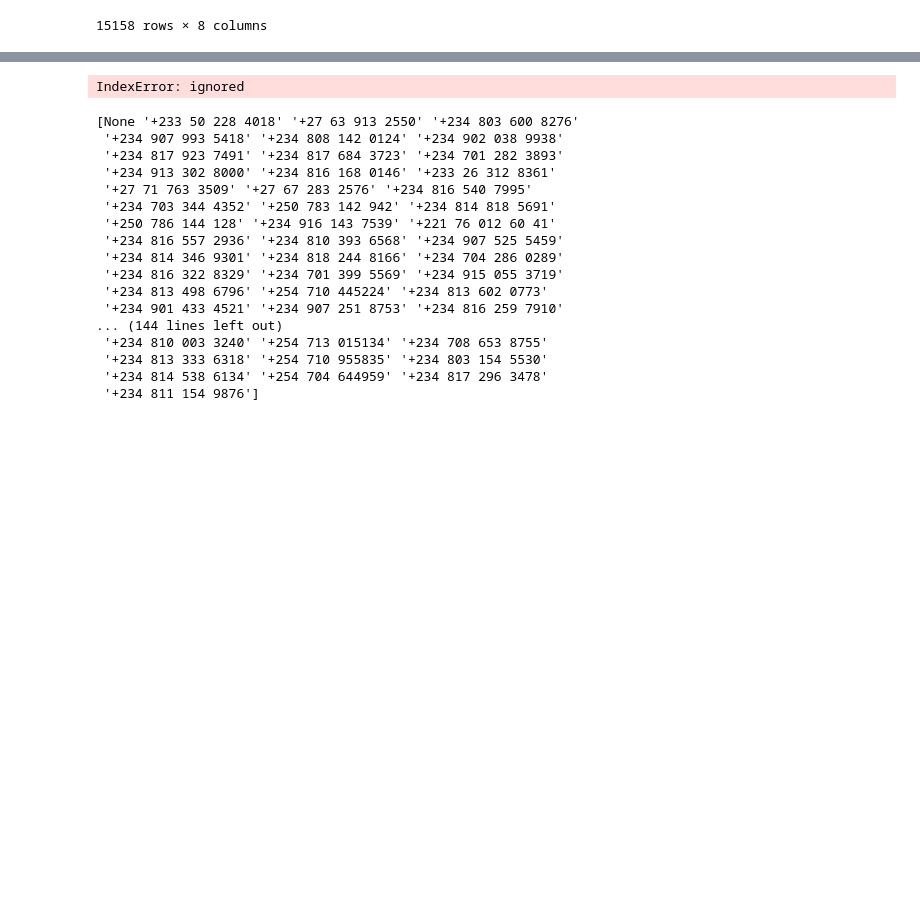
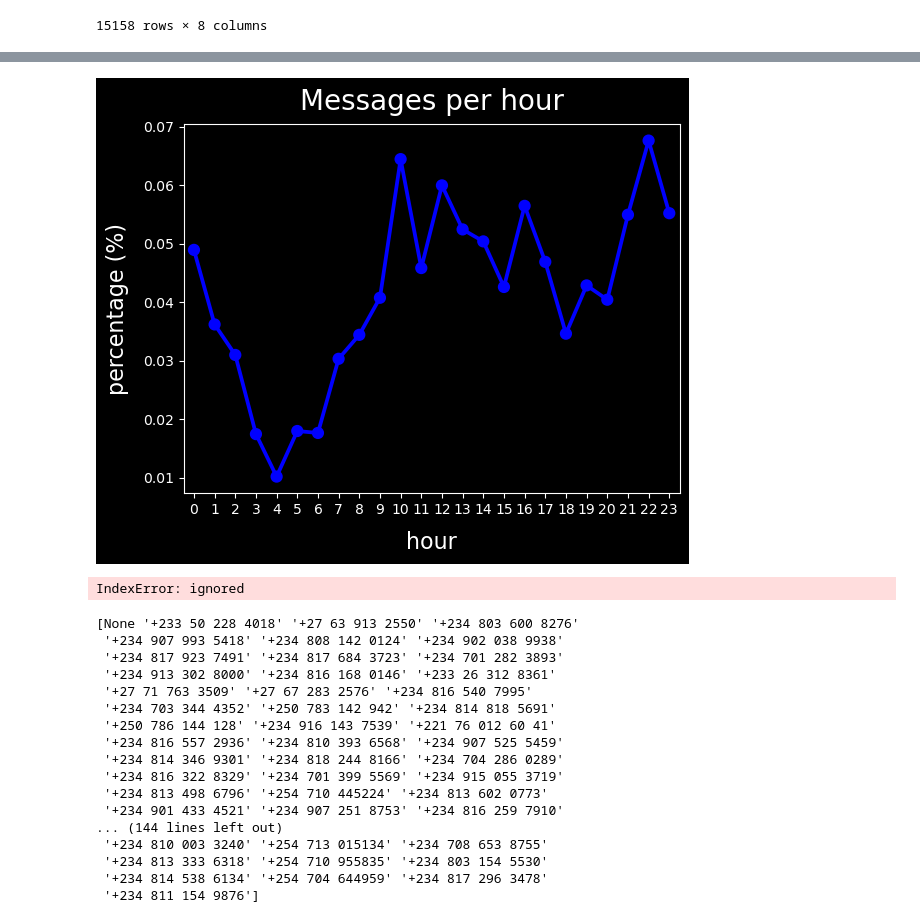
Before and after one commit to bakasheddy/Whatsapp-analysis, a Jupyter notebook: Whatsapp_analysis.ipynb, the cells around one changed output, grey strips where cells are left out. Drawn from its saved outputs; the diff is of its cells as text; code cells hidden in the pictures; blank space fills up the shorter version.

```diff
--- a/Whatsapp_analysis.ipynb
+++ b/Whatsapp_analysis.ipynb
@@ -315,0 +298,11 @@ df.sample(50)
+# %%
+# Hours with most messages
+msg_per_hour = (df['DateTime'].dt.hour.value_counts().sort_index())/df.shape[0]
+# Point plot for hourly Message
+sns.pointplot(x = msg_per_hour.index, y = msg_per_hour.values, color = 'b');
+plt.title('Messages per hour', fontsize=20, y=1.015)
+plt.xlabel('hour', labelpad=10, fontsize=16)
+plt.ylabel('percentage (%)', labelpad=10, fontsize=16);
+plt.style.use('dark_background')
+# %% [output]
+[figure, added]
```
Also changed, not shown: parts of 4 cells of this notebook.
